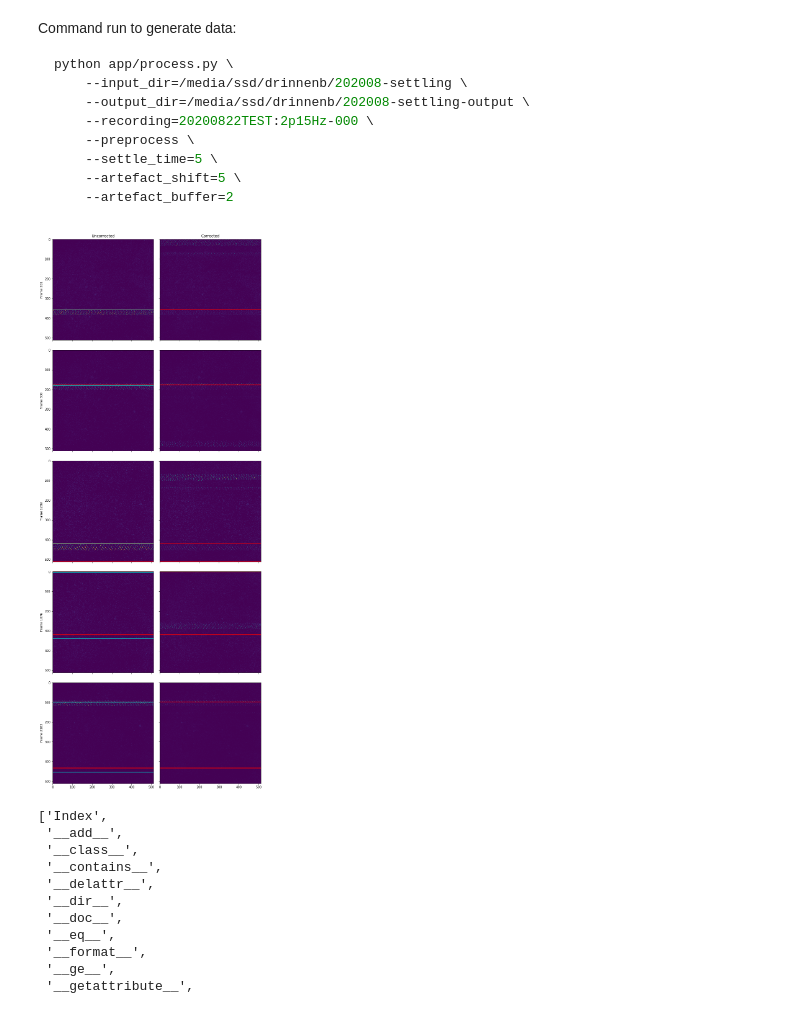
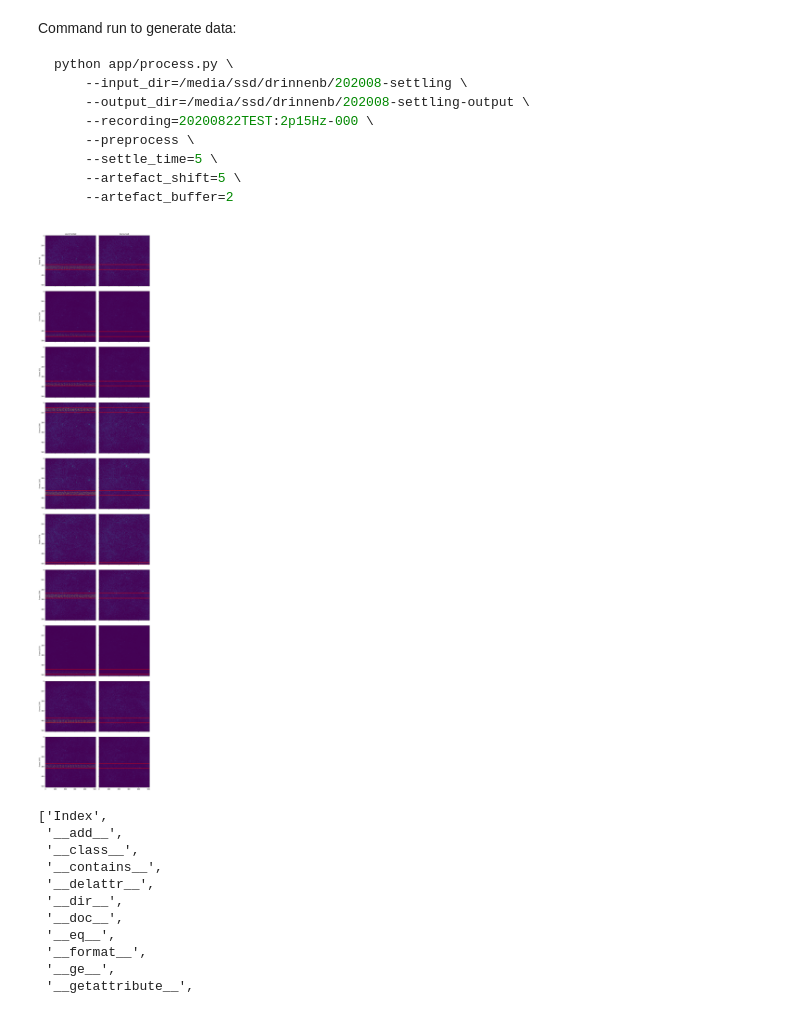
Before and after one commit to deisseroth-lab/two-photon, a Jupyter notebook: notebooks/check_artefact_removal.ipynb, the cells around one changed output. Cells and saved outputs as stored; diff of their text form; code cells hidden in the pictures.

Commit message:
removed cyan lines as buffer/shift taken care of already in red lines

````diff
--- a/notebooks/check_artefact_removal.ipynb
+++ b/notebooks/check_artefact_removal.ipynb
@@ -12,8 +12,8 @@ python app/process.py \
     --artefact_buffer=2
 ```
 # %%
-base_dir = r'Z:\users\drinnenb\Data2p\20210128M156\slm-001_newCode'
-nsamples = 5
+base_dir = r'Z:\users\drinnenb\Data2p\20210128M156\slm-001'
+nsamples = 10
 # %%
 import h5py
 import matplotlib.pyplot as plt
@@ -34,28 +34,24 @@ with h5py.File(corrected_h5, 'r') as hf:
 
 samples = artefact.sample(nsamples).reset_index().sort_values(['frame', 'z_plane'])
 # %%
+ncols = 2;
 _, axes = plt.subplots(nsamples, ncols, figsize=(5*ncols, 5*nsamples),
                        sharex=True, sharey=True,
                        constrained_layout=True)
 
 axes[0][0].set_title('Uncorrected')
 axes[0][1].set_title('Corrected')
 
-shift = 2;
-buffer = 18;
-
 for row, s in enumerate(samples.itertuples()):
     axes[row][0].set_ylabel('Frame %d' % s.frame)
     axes[row][0].imshow(uncorrected[s.frame, s.z_plane],vmin=corrected[s.frame,s.z_plane].min(),vmax=corrected[s.frame,s.z_plane].max())
     axes[row][0].axhline(s.y_min, c='r', lw=2)
     axes[row][0].axhline(s.y_max, c='r', lw=2)
-    axes[row][0].axhline(s.y_min+shift, c='c', lw=2)
-    axes[row][0].axhline(s.y_max+shift+buffer, c='c', lw=2)
     axes[row][1].imshow(corrected[s.frame, s.z_plane])
     axes[row][1].axhline(s.y_min, c='r', lw=2)
     axes[row][1].axhline(s.y_max, c='r', lw=2)
 # %% [output]
-[figure, old version]
+[figure, new version]
 # %%
 dir(s)
 # %% [output]
````
